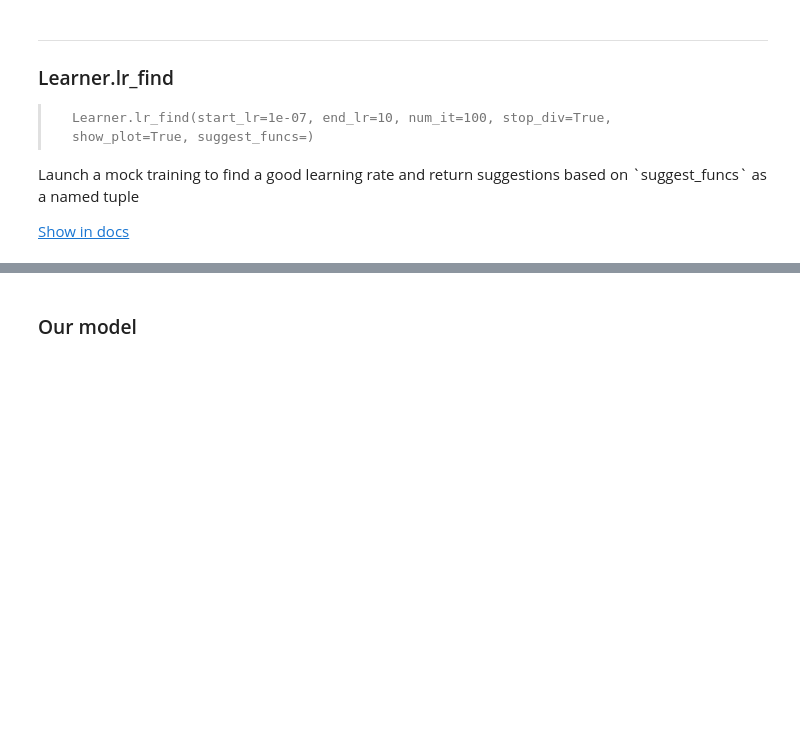
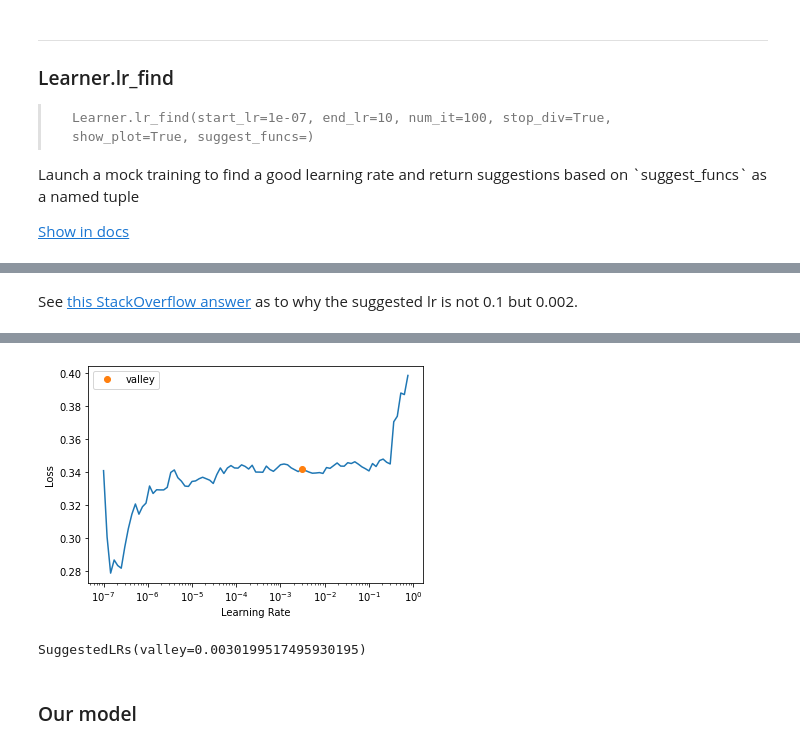
Before and after one commit to harnalashok/deeplearning, a Jupyter notebook: Tabular_data_with_fastai.ipynb, the cells around one changed output, grey strips where cells are left out. Drawn from its saved outputs; the diff is of its cells as text; code cells hidden in the pictures; blank space fills up the shorter version.

```diff
--- a/Tabular_data_with_fastai.ipynb
+++ b/Tabular_data_with_fastai.ipynb
@@ -302,0 +280,5 @@ SuggestedLRs(valley=0.002511886414140463)
+# %% [markdown]
+See [this StackOverflow answer](https://stackoverflow.com/a/62986041) as to why the suggested lr is not 0.1 but 0.002.
+# %%
+lr_steepest = learn.lr_find()
+# %% [output]
@@ -303,3 +286,8 @@ SuggestedLRs(valley=0.002511886414140463)
+[figure, added]
+# %%
+lr_steepest
+# %% [output]
+SuggestedLRs(valley=0.0030199517495930195)
 # %% [markdown]
 ### Our model
 # %%
```
Also changed, not shown: parts of 16 cells of this notebook.
